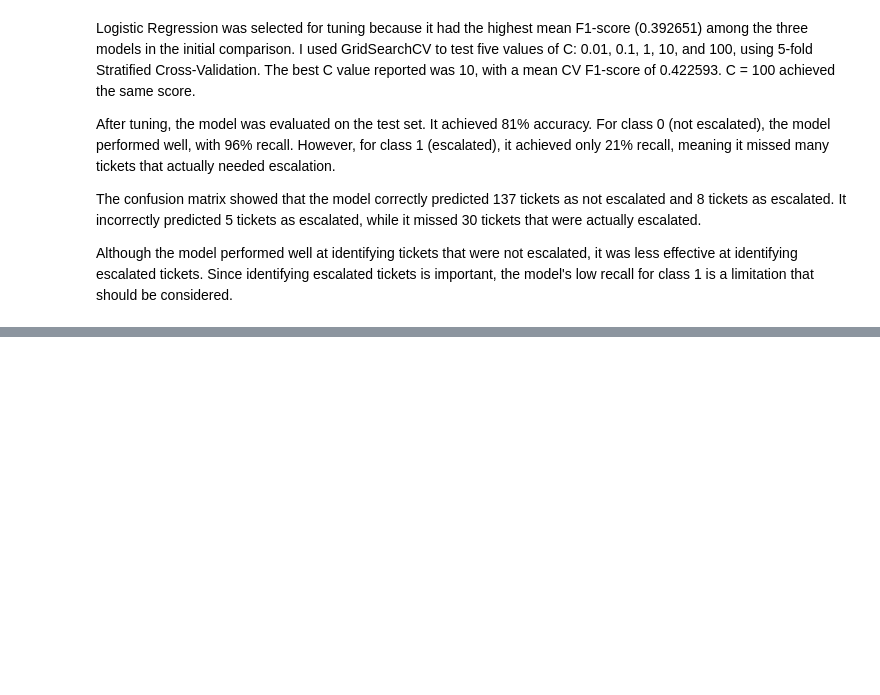
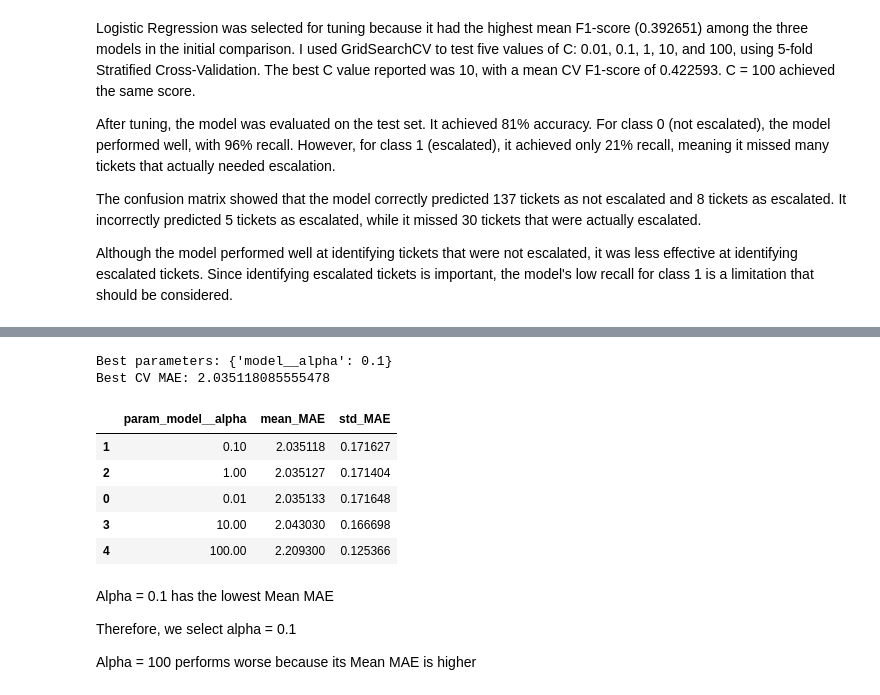
Before and after one commit to kidistm03/ml-, a Jupyter notebook: ML_lab4/lab4.ipynb, the cells around one changed output, grey strips where cells are left out. Drawn from its saved outputs; the diff is of its cells as text; code cells hidden in the pictures; blank space fills up the shorter version.

```diff
--- a/ML_lab4/lab4.ipynb
+++ b/ML_lab4/lab4.ipynb
@@ -343,0 +420,6 @@ Although the model performed well at identifying tickets that were not escalated
+# %%
+cv_reg = KFold(
+    n_splits=5,
+    shuffle=True,
+    random_state=42
+)
@@ -343,0 +498,52 @@ Although the model performed well at identifying tickets that were not escalated
+# %%
+# Create the parameter grid
+
+param_grid_ridge = {
+    "model__alpha": [0.01, 0.1, 1, 10, 100]
+}
+# %%
+# Create GridSearchCV
+
+grid_search_ridge = GridSearchCV(
+    estimator=ridge_pipeline,
+    param_grid=param_grid_ridge,
+    scoring="neg_mean_absolute_error",
+    cv=cv_reg,
+    n_jobs=-1
+)
+# %%
+# Train and tune Ridge Regression
+grid_search_ridge.fit(X_train_reg, y_train_reg)
+
+print("Best parameters:", grid_search_ridge.best_params_)
+print("Best CV MAE:", -grid_search_ridge.best_score_)
+# %% [output]
+Best parameters: {'model__alpha': 0.1}
+Best CV MAE: 2.035118085555478
+# %%
+ridge_tuning_results = pd.DataFrame(grid_search_ridge.cv_results_)
+
+display(
+    ridge_tuning_results[
+        ["param_model__alpha", "mean_test_score", "std_test_score"]
+    ].assign(
+        mean_MAE=lambda x: -x["mean_test_score"],
+        std_MAE=lambda x: x["std_test_score"]
+    )[["param_model__alpha", "mean_MAE", "std_MAE"]].sort_values(
+        by="mean_MAE",
+        ascending=True
+    )
+)
+# %% [output]
+|  | param_model__alpha | mean_MAE | std_MAE |
+| 1 | 0.10 | 2.035118 | 0.171627 |
+| 2 | 1.00 | 2.035127 | 0.171404 |
+| 0 | 0.01 | 2.035133 | 0.171648 |
+| 3 | 10.00 | 2.043030 | 0.166698 |
+| 4 | 100.00 | 2.209300 | 0.125366 |
+# %% [markdown]
+Alpha = 0.1 has the lowest Mean MAE
+
+Therefore, we select alpha = 0.1
+
+Alpha = 100 performs worse because its Mean MAE is higher
```
Also changed, not shown: parts of 16 cells of this notebook.
